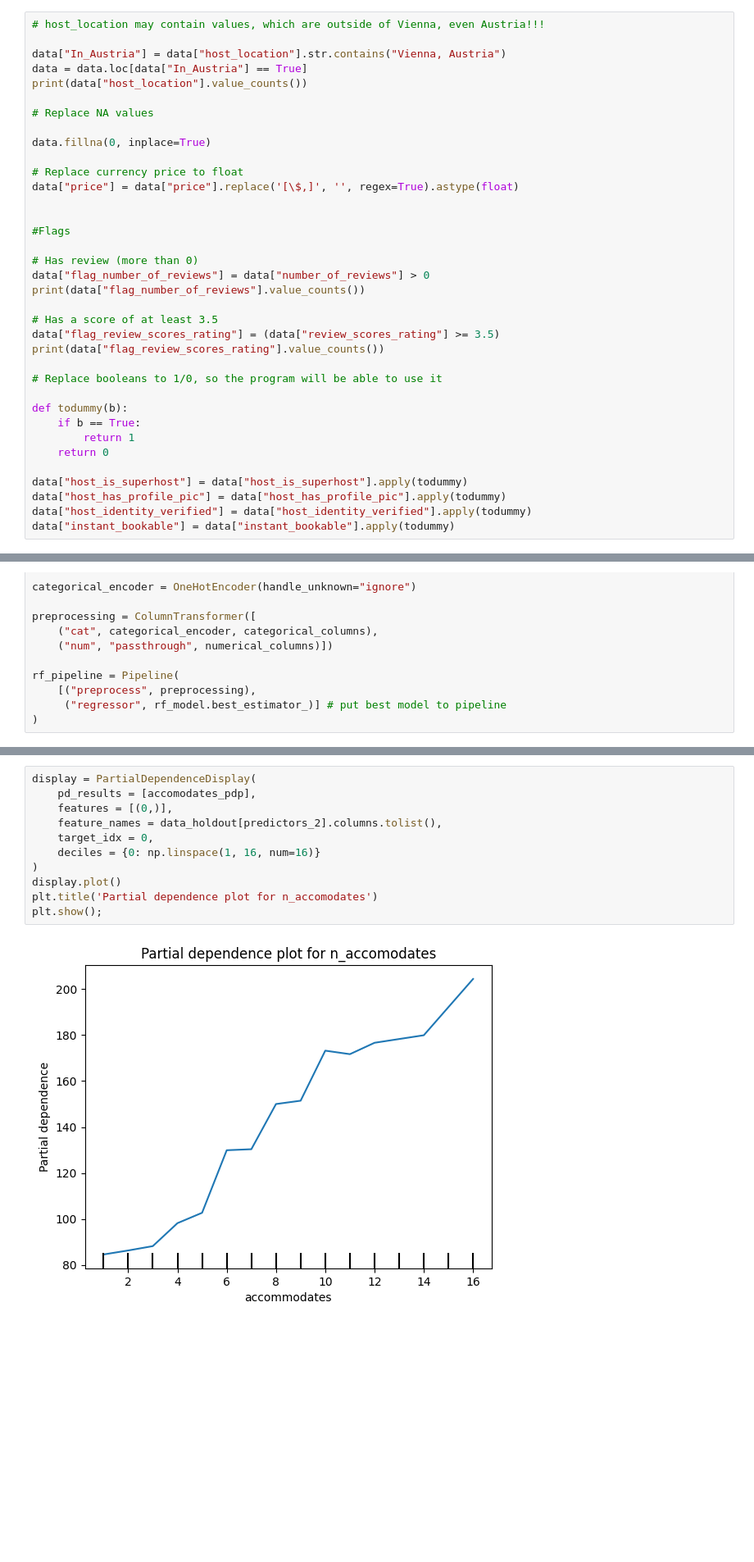
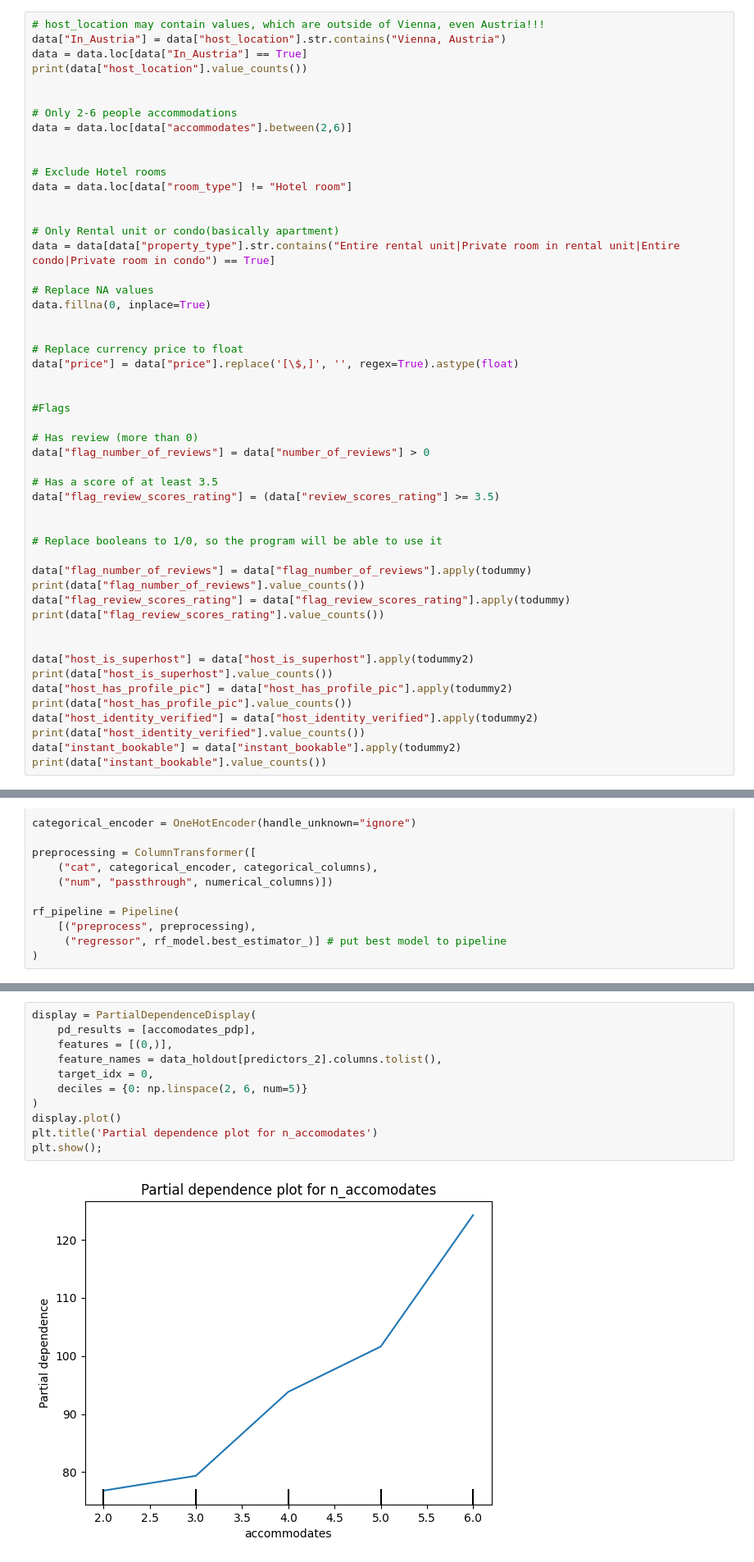
Before and after one commit to 00Dabide/DA3-Assignment-2, a Jupyter notebook: Assignment-2.ipynb, the cells around one changed output, grey strips where cells are left out. Shown: that part at 82% size. Cells and saved outputs as stored; diff of their text form; blank space fills up the shorter version.

```diff
--- a/Assignment-2.ipynb
+++ b/Assignment-2.ipynb
@@ -78,13 +97,24 @@ memory usage: 8.4+ MB
 # %%
 # host_location may contain values, which are outside of Vienna, even Austria!!!
-
 data["In_Austria"] = data["host_location"].str.contains("Vienna, Austria")
 data = data.loc[data["In_Austria"] == True]
 print(data["host_location"].value_counts())
 
+
+# Only 2-6 people accommodations
+data = data.loc[data["accommodates"].between(2,6)]
+
+
+# Exclude Hotel rooms
+data = data.loc[data["room_type"] != "Hotel room"]
+
+
+# Only Rental unit or condo(basically apartment)
+data = data[data["property_type"].str.contains("Entire rental unit|Private room in rental unit|Entire condo|Private room in condo") == True]
+
 # Replace NA values
+data.fillna(0, inplace=True)
 
-data.fillna(0, inplace=True)
 
 # Replace currency price to float
 data["price"] = data["price"].replace('[\$,]', '', regex=True).astype(float)
@@ -94,23 +124,27 @@ data["price"] = data["price"].replace('[\$,]', '', regex=True).astype(float)
 
 # Has review (more than 0)
 data["flag_number_of_reviews"] = data["number_of_reviews"] > 0
-print(data["flag_number_of_reviews"].value_counts())
 
 # Has a score of at least 3.5
 data["flag_review_scores_rating"] = (data["review_scores_rating"] >= 3.5)
-print(data["flag_review_scores_rating"].value_counts())
+
 
 # Replace booleans to 1/0, so the program will be able to use it
 
-def todummy(b):
-    if b == True:
-        return 1
-    return 0
+data["flag_number_of_reviews"] = data["flag_number_of_reviews"].apply(todummy)
+print(data["flag_number_of_reviews"].value_counts())
+data["flag_review_scores_rating"] = data["flag_review_scores_rating"].apply(todummy)
+print(data["flag_review_scores_rating"].value_counts())
 
-data["host_is_superhost"] = data["host_is_superhost"].apply(todummy)
-data["host_has_profile_pic"] = data["host_has_profile_pic"].apply(todummy)
-data["host_identity_verified"] = data["host_identity_verified"].apply(todummy)
-data["instant_bookable"] = data["instant_bookable"].apply(todummy)
+
+data["host_is_superhost"] = data["host_is_superhost"].apply(todummy2)
+print(data["host_is_superhost"].value_counts())
+data["host_has_profile_pic"] = data["host_has_profile_pic"].apply(todummy2)
+print(data["host_has_profile_pic"].value_counts())
+data["host_identity_verified"] = data["host_identity_verified"].apply(todummy2)
+print(data["host_identity_verified"].value_counts())
+data["instant_bookable"] = data["instant_bookable"].apply(todummy2)
+print(data["instant_bookable"].value_counts())
 # %% [output]
 host_location
 Vienna, Austria    9561
@@ -545,16 +667,16 @@ pd.DataFrame(
 # %%
 display = PartialDependenceDisplay(
     pd_results = [accomodates_pdp],
     features = [(0,)],
     feature_names = data_holdout[predictors_2].columns.tolist(),
     target_idx = 0,
-    deciles = {0: np.linspace(1, 16, num=16)}
+    deciles = {0: np.linspace(2, 6, num=5)}
 )
 display.plot()
 plt.title('Partial dependence plot for n_accomodates')
 plt.show();
 # %% [output]
-[figure, old version]
+[figure, new version]
 # %%
 roomtype_pdp = partial_dependence(
     rf_pipeline, data_holdout[predictors_2], ["room_type"], kind="average"
```
Also changed, not shown: parts of 45 cells of this notebook.
